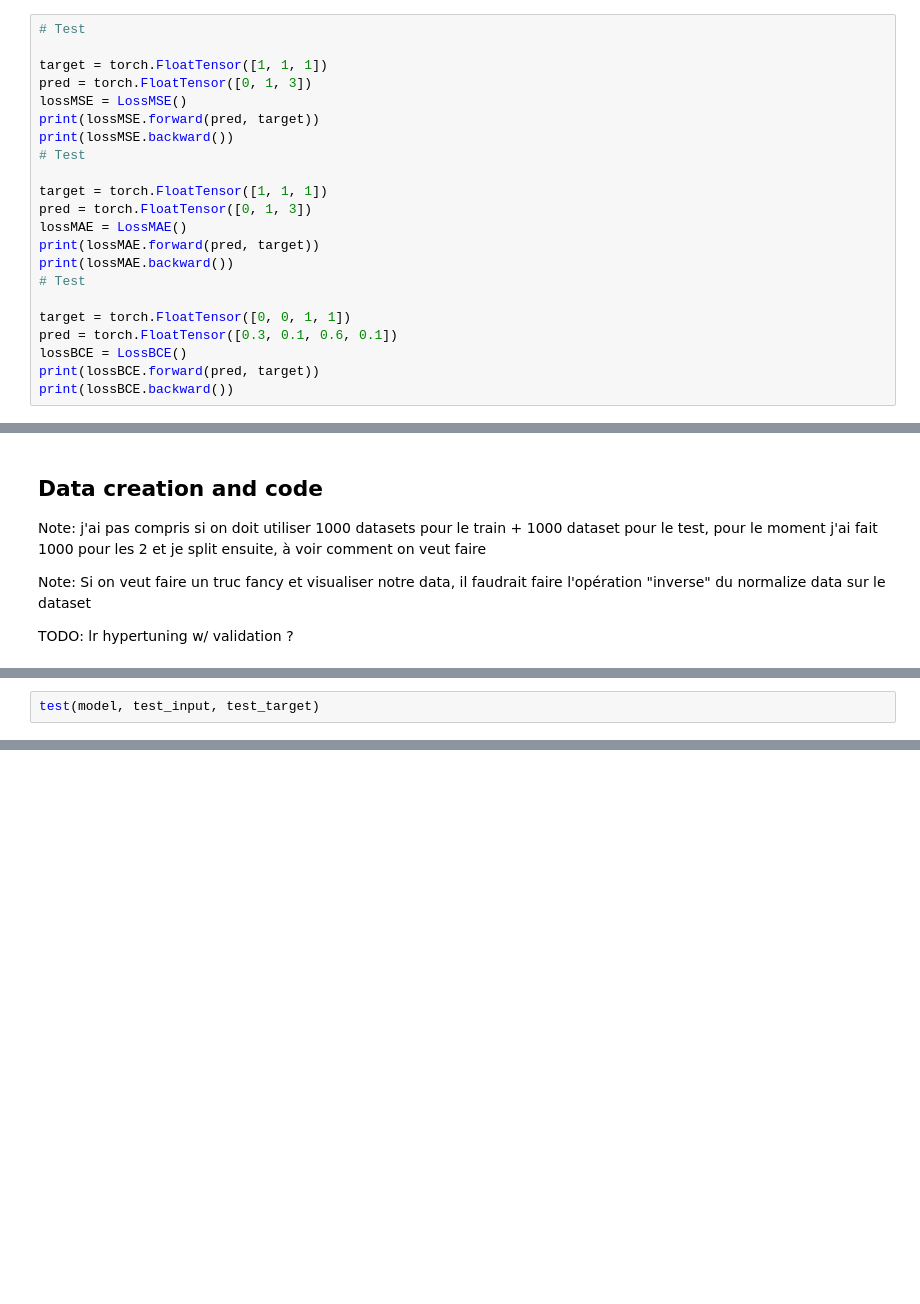
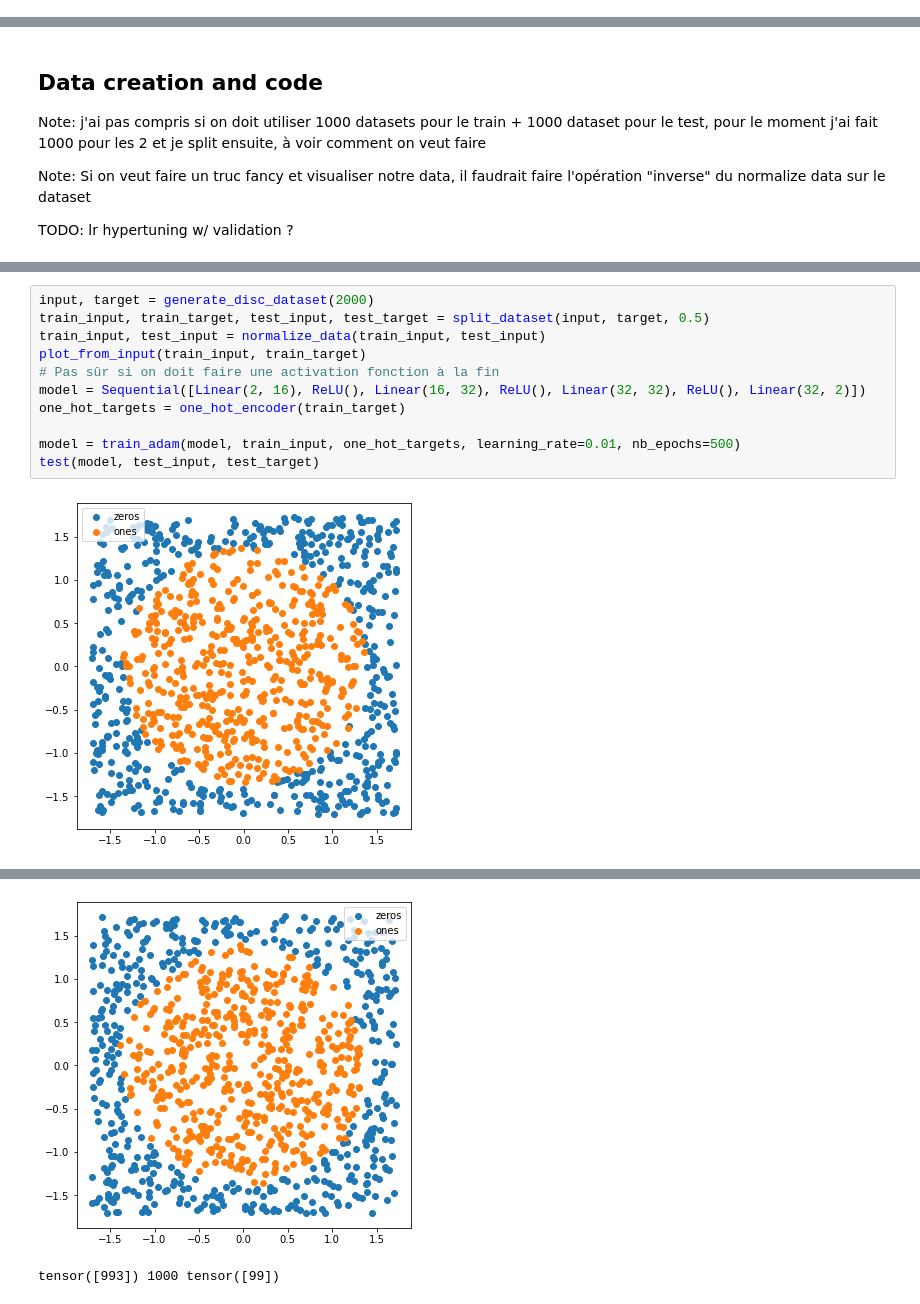
Before and after one commit to dgengler6/DeepLearningProject, a Jupyter notebook: Proj2/Project_2.ipynb, the cells around one changed output, grey strips where cells are left out. Cells and saved outputs as stored; diff of their text form; blank space fills up the shorter version.

```diff
--- a/Proj2/Project_2.ipynb
+++ b/Proj2/Project_2.ipynb
@@ -292,25 +220,3 @@ class LossBCE(Module):
 
     def param(self):
         return []
-# %%
-# Test
-
-target = torch.FloatTensor([1, 1, 1])
-pred = torch.FloatTensor([0, 1, 3])
-lossMSE = LossMSE()
-print(lossMSE.forward(pred, target))
-print(lossMSE.backward())
-# Test
-
-target = torch.FloatTensor([1, 1, 1])
-pred = torch.FloatTensor([0, 1, 3])
-lossMAE = LossMAE()
-print(lossMAE.forward(pred, target))
-print(lossMAE.backward())
-# Test
-
-target = torch.FloatTensor([0, 0, 1, 1])
-pred = torch.FloatTensor([0.3, 0.1, 0.6, 0.1])
-lossBCE = LossBCE()
-print(lossBCE.forward(pred, target))
-print(lossBCE.backward())
@@ -603,2 +480,13 @@ test(model, train_input, train_target)
-# %%
-test(model, test_input, test_target)
+# %%
+input, target = generate_disc_dataset(2000)
+train_input, train_target, test_input, test_target = split_dataset(input, target, 0.5)
+train_input, test_input = normalize_data(train_input, test_input)
+plot_from_input(train_input, train_target)
+# Pas sûr si on doit faire une activation fonction à la fin
+model = Sequential([Linear(2, 16), ReLU(), Linear(16, 32), ReLU(), Linear(32, 32), ReLU(), Linear(32, 2)])
+one_hot_targets = one_hot_encoder(train_target)
+
+model = train_adam(model, train_input, one_hot_targets, learning_rate=0.01, nb_epochs=500)
+test(model, test_input, test_target)
+# %% [output]
+[figure, added]
@@ -604,0 +510,2 @@ test(model, test_input, test_target)
+[figure, added]
+tensor([993]) 1000 tensor([99])
```
Also changed, not shown: parts of 18 cells of this notebook, 2 other files.
